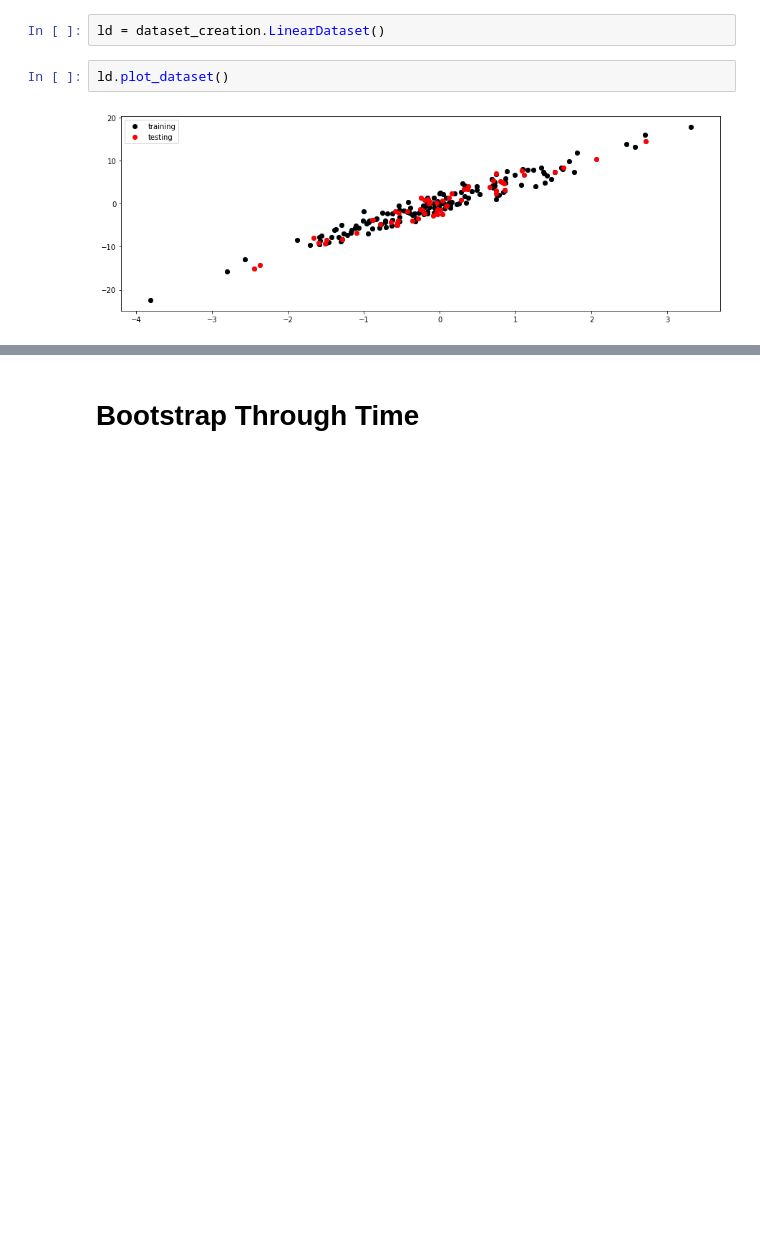
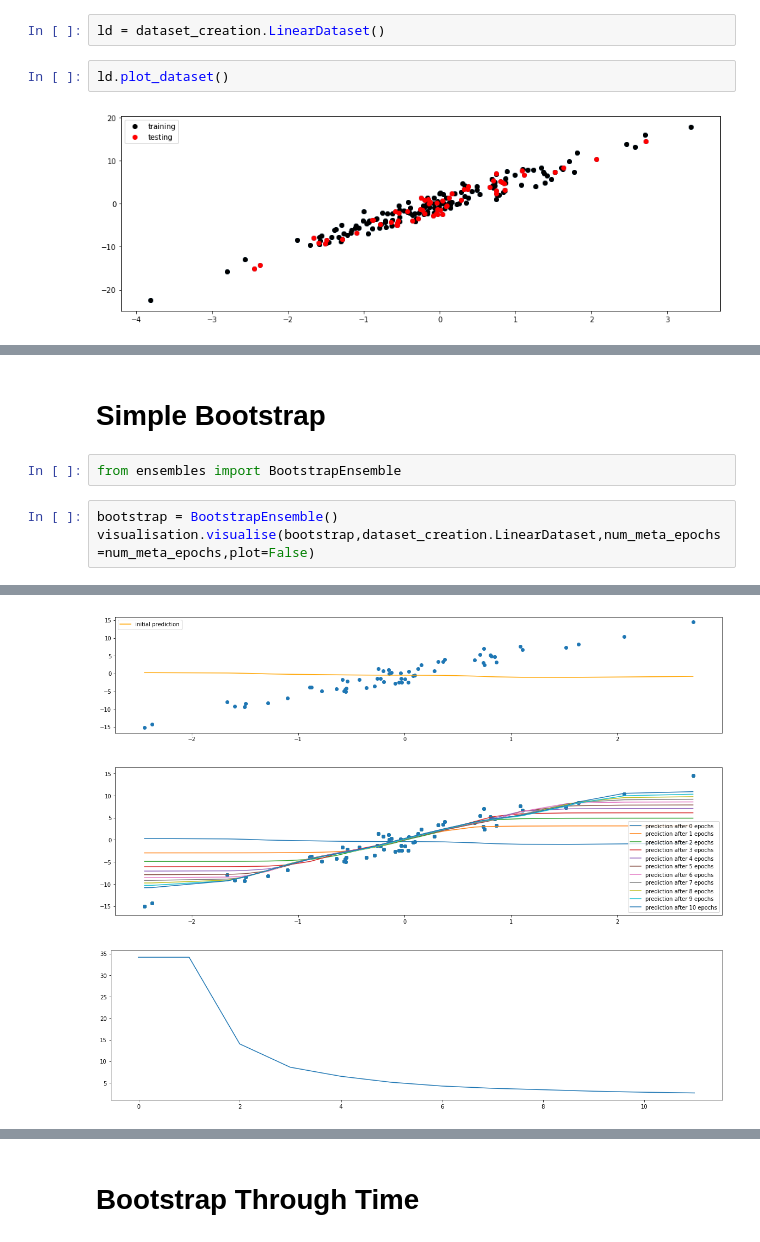
Before and after one commit to wooohoooo/Master-Thesis, a Jupyter notebook: new_version/ensembles.ipynb, the cells around one changed output, grey strips where cells are left out. Saved outputs shown, nothing was run; the diff lists cells and outputs as text; blank space fills up the shorter version.

```diff
--- a/new_version/ensembles.ipynb
+++ b/new_version/ensembles.ipynb
@@ -27,0 +32,8 @@ nd.plot_dataset()
+# %% [markdown]
+# Simple Bootstrap
+# %%
+from ensembles import BootstrapEnsemble
+# %%
+bootstrap = BootstrapEnsemble()
+visualisation.visualise(bootstrap,dataset_creation.LinearDataset,num_meta_epochs=num_meta_epochs,plot=False)
+# %% [output]
@@ -27,0 +41,3 @@ nd.plot_dataset()
+[figure, added]
+[figure, added]
+[figure, added]
```
Also changed, not shown: parts of 17 cells of this notebook, 8 other files.
